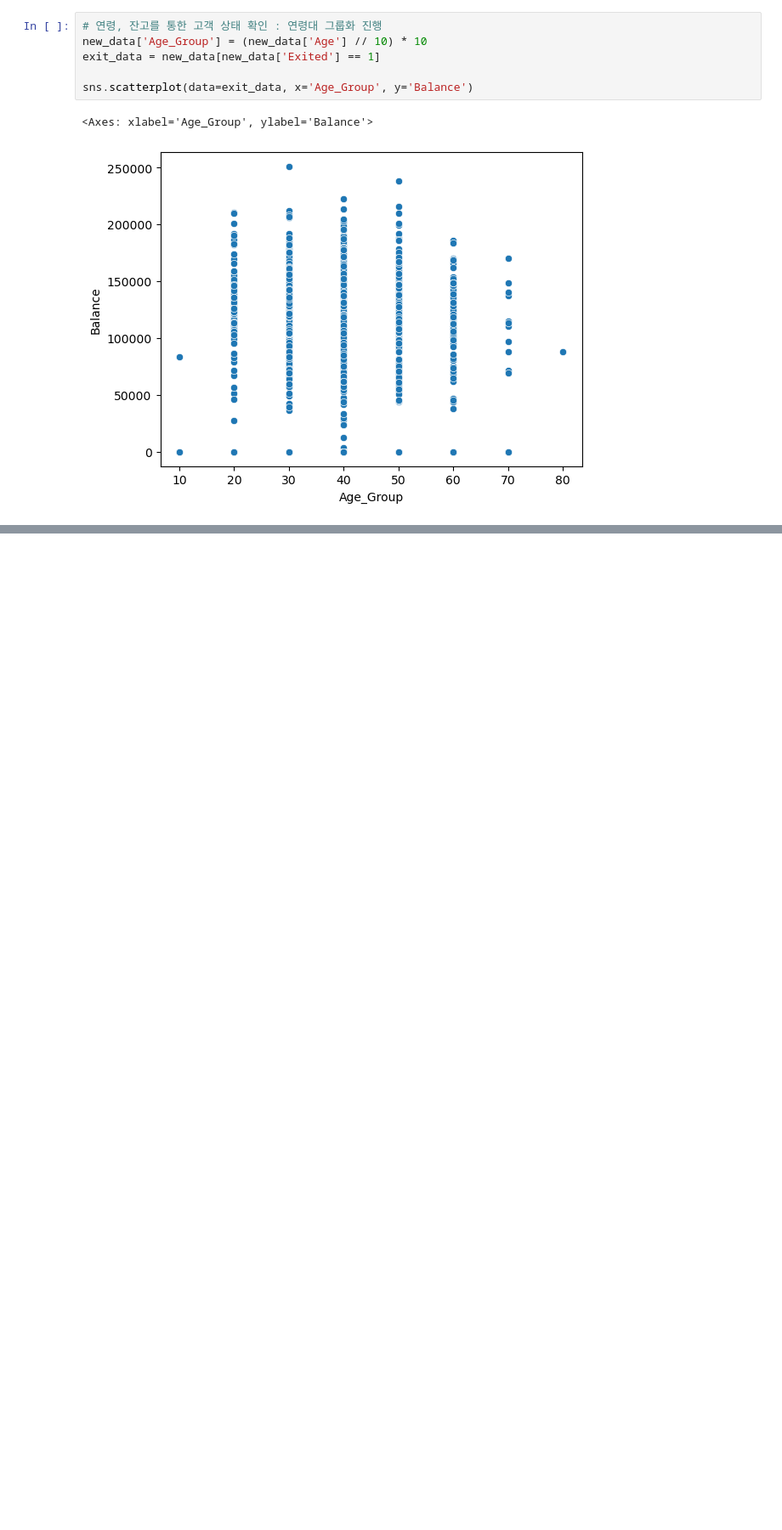
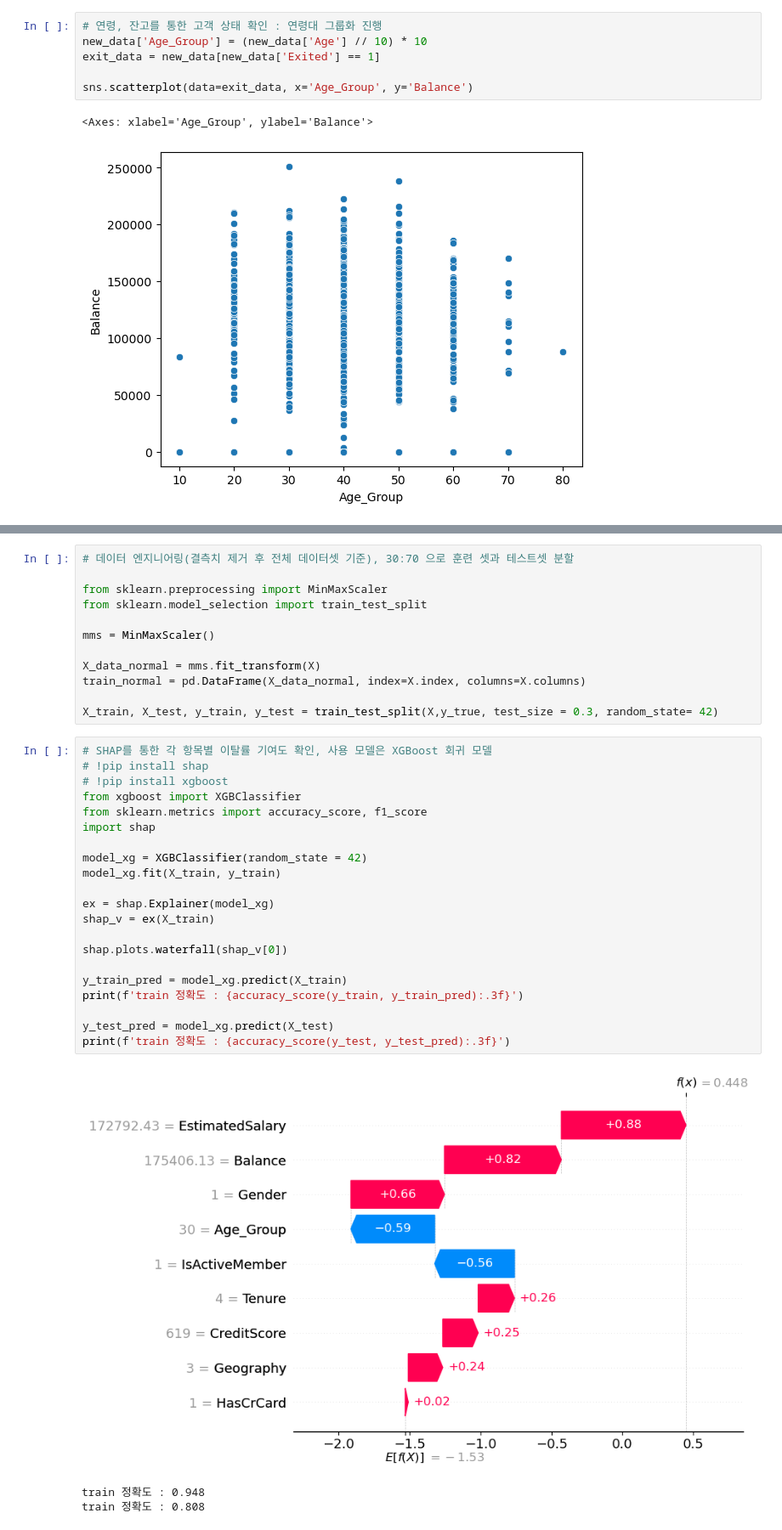
Before and after one commit to cookieeyoung/ML-project1, a Jupyter notebook: ml.ipynb, the cells around one changed output, grey strips where cells are left out. Shown at 85% size. Drawn from its saved outputs; the diff is of its cells as text; blank space fills up the shorter version.

Commit message:
2차 EDA 및 피처 엔지니어링

```diff
--- a/ml.ipynb
+++ b/ml.ipynb
@@ -183,0 +280,37 @@ f1-score 0.10870488322717622
+# %%
+# 데이터 엔지니어링(결측치 제거 후 전체 데이터셋 기준), 30:70 으로 훈련 셋과 테스트셋 분할
+
+from sklearn.preprocessing import MinMaxScaler
+from sklearn.model_selection import train_test_split
+
+mms = MinMaxScaler()
+
+X_data_normal = mms.fit_transform(X)
+train_normal = pd.DataFrame(X_data_normal, index=X.index, columns=X.columns)
+
+X_train, X_test, y_train, y_test = train_test_split(X,y_true, test_size = 0.3, random_state= 42)
+# %%
+# SHAP를 통한 각 항목별 이탈률 기여도 확인, 사용 모델은 XGBoost 회귀 모델
+# !pip install shap
+# !pip install xgboost
+from xgboost import XGBClassifier
+from sklearn.metrics import accuracy_score, f1_score
+import shap
+
+model_xg = XGBClassifier(random_state = 42)
+model_xg.fit(X_train, y_train)
+
+ex = shap.Explainer(model_xg)
+shap_v = ex(X_train)
+
+shap.plots.waterfall(shap_v[0])
+
+y_train_pred = model_xg.predict(X_train)
+print(f'train 정확도 : {accuracy_score(y_train, y_train_pred):.3f}')
+
+y_test_pred = model_xg.predict(X_test)
+print(f'train 정확도 : {accuracy_score(y_test, y_test_pred):.3f}')
+# %% [output]
+[figure, added]
+train 정확도 : 0.948
+train 정확도 : 0.808
```
Also changed, not shown: parts of 9 cells of this notebook, 1 other file.
